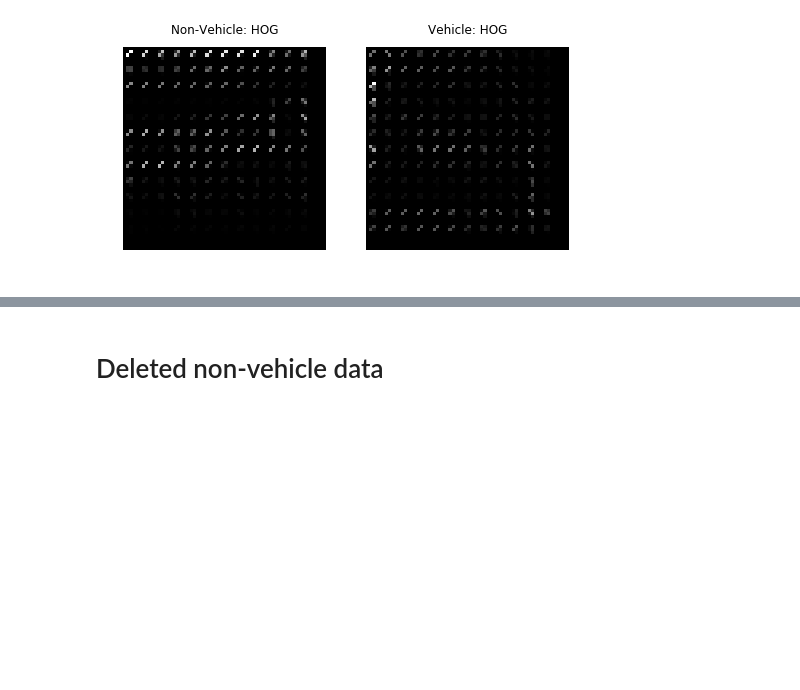
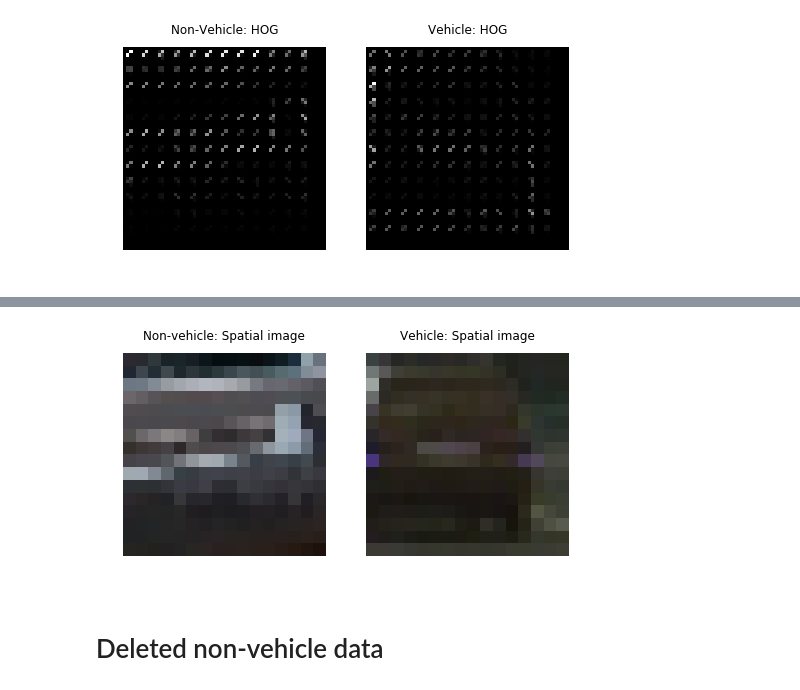
Before and after one commit to GinYoshida/Udacity_CarND_P5_Vehicle_Detection, a Jupyter notebook: Code_test.ipynb, the cells around one changed output, grey strips where cells are left out. Drawn from its saved outputs; the diff is of its cells as text; code cells hidden in the pictures; blank space fills up the shorter version.

```diff
--- a/Code_test.ipynb
+++ b/Code_test.ipynb
@@ -112,3 +112,21 @@ c:\users\hitoshi\appdata\local\programs\python\python35\lib\site-packages\skimag
+# %%
+img_noncar = cv2.imread(noncars[1700])
+img_car = cv2.imread(cars[1700])
+
+fig, (ax0, ax1) = plt.subplots(1, 2, figsize=(8, 4), sharex=True, sharey=True)
+
+ax0.axis('off')
+ax0.imshow(cv2.resize(img_noncar,(16,16)),cmap=plt.cm.gray)
+ax0.set_title('Non-vehicle: Spatial image',fontsize=12)
+
+ax1.axis('off')
+ax1.imshow(cv2.resize(img_car,(16,16)),cmap=plt.cm.gray)
+ax1.set_title('Vehicle: Spatial image',fontsize=12)
+
+plt.savefig("./for_report/Fig1_2_3_Spatial_img.png")
+plt.show()
+# %% [output]
+[figure, added]
 # %% [markdown]
 # Deleted non-vehicle data
 # %%
```
Also changed, not shown: parts of 1 cell of this notebook, 4 other files.
